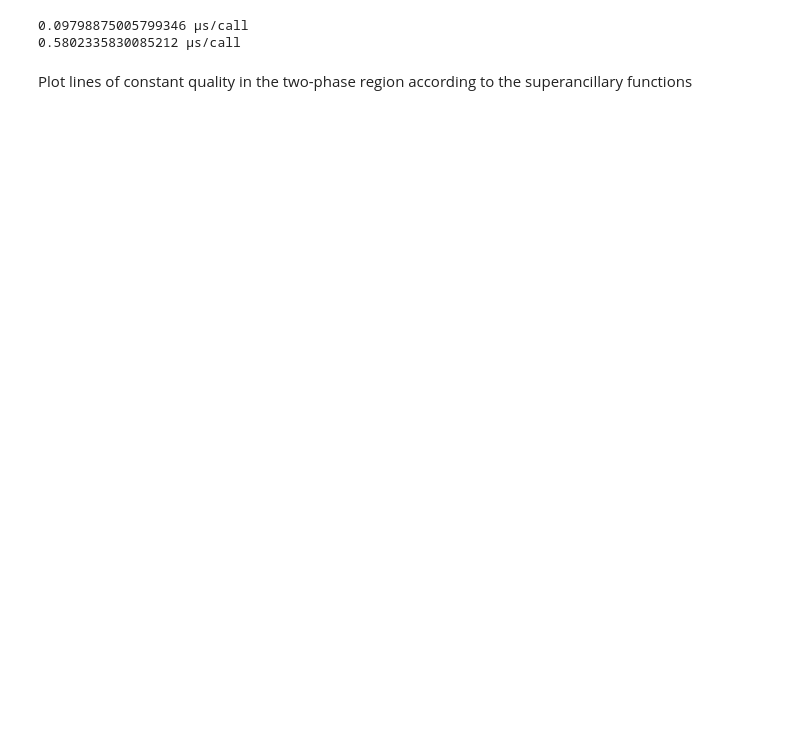
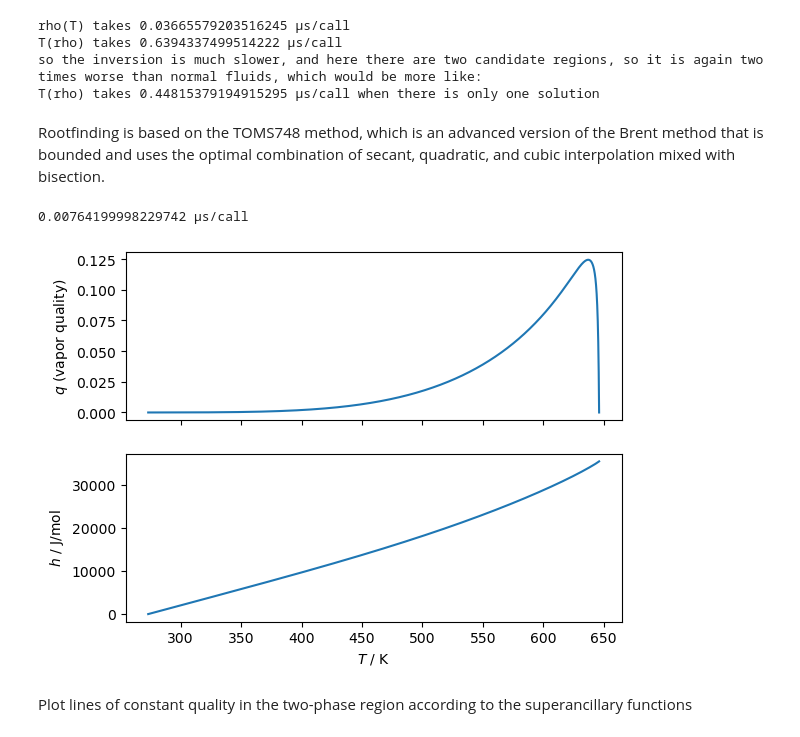
Before and after one commit to usnistgov/teqpflsh, a Jupyter notebook: notebooks/Superancillary Water.ipynb, the cells around one changed output. Saved outputs shown, nothing was run; the diff lists cells and outputs as text; code cells hidden in the pictures; blank space fills up the shorter version.

```diff
--- a/notebooks/Superancillary Water.ipynb
+++ b/notebooks/Superancillary Water.ipynb
@@ -55,22 +124,66 @@ plt.show()
 # %%
 # Time forward evalution of a chebyshev expansion
-T = np.linspace(273.16, 290, 100000)
+T = np.linspace(273.16, 290, 1000000)
 ybuf = np.zeros_like(T)
 tic = timeit.default_timer()
 ca.eval_many(T, ybuf)
 toc = timeit.default_timer()
-print((toc-tic)/len(T)*1e6, 'μs/call')
+print('rho(T) takes', (toc-tic)/len(T)*1e6, 'μs/call')
 
 # Time the rootfinding in the superancillary
 tic = timeit.default_timer()
-ybuf = np.linspace(55400, 55440, 1000000)
+ybuf = np.linspace(55400, 55503, 1000000)
 xbuf = np.zeros_like(ybuf)
 ca.count_x_for_y_many(ybuf, 64, 100, 1e-10, xbuf)
 toc = timeit.default_timer()
-print((toc-tic)/len(xbuf)*1e6, 'μs/call')
+print('T(rho) takes', (toc-tic)/len(xbuf)*1e6, 'μs/call')
+print('so the inversion is much slower, and here there are two candidate regions, so it is again two times worse than normal fluids, which would be more like:')
+
+tic = timeit.default_timer()
+ybuf = np.linspace(20400, 20503, 1000000)
+xbuf = np.zeros_like(ybuf)
+ca.count_x_for_y_many(ybuf, 64, 100, 1e-10, xbuf)
+toc = timeit.default_timer()
+print('T(rho) takes', (toc-tic)/len(xbuf)*1e6, 'μs/call when there is only one solution')
 # %% [output]
-0.09798875005799346 μs/call
-0.5802335830085212 μs/call
+rho(T) takes 0.03665579203516245 μs/call
+T(rho) takes 0.6394337499514222 μs/call
+so the inversion is much slower, and here there are two candidate regions, so it is again two times worse than normal fluids, which would be more like:
+T(rho) takes 0.44815379194915295 μs/call when there is only one solution
+# %% [markdown]
+Rootfinding is based on the TOMS748 method, which is an advanced version of the Brent method that is bounded and uses the optimal combination of secant, quadratic, and cubic interpolation mixed with bisection.
+# %%
+ca = sa.get_approx1d(k='D', q=0)
+rhoc = ca.monotonic_intervals[1].ymin
+
+# Pick a density where there is only one possible solution for temperature
+for D in [22082.571366851185]:
+
+    # Get the saturation temperature, if possible
+    Tlims = [_ for _ in ca.get_x_for_y(y=D)]
+    if len(Tlims) == 1:
+        Trange = [ca.expansions[0].xmin, Tlims[0][0]]
+    else:
+        Trange = [Tlims[0][0], Tlims[1][0]]
+
+    Ts = np.linspace(*Trange, 100000)
+    # Non-iteratively solve for q for value of density
+    q = np.array([sa.get_vaporquality(T=T_, propval=D, k='D') for T_ in Ts])
+
+    fig, (ax1, ax2) = plt.subplots(2, 1, sharex=True)
+    # And then plot another property
+    y = np.zeros_like(q)
+    tic = timeit.default_timer()
+    sa.get_yval_many(q=q, T=Ts, k='H', y=y)
+    toc = timeit.default_timer()
+    print((toc-tic)/len(T)*1e6, 'μs/call')
+    ax1.plot(Ts, q,)
+    ax2.plot(Ts, y, label=D)
+    ax1.set(ylabel='$q$ (vapor quality)')
+    ax2.set(xlabel='$T$ / K', ylabel='$h$ / J/mol')
+# %% [output]
+0.00764199998229742 μs/call
+[figure, added]
 # %% [markdown]
 Plot lines of constant quality in the two-phase region according to the superancillary functions
 # %%
```
Also changed, not shown: parts of 7 cells of this notebook.
